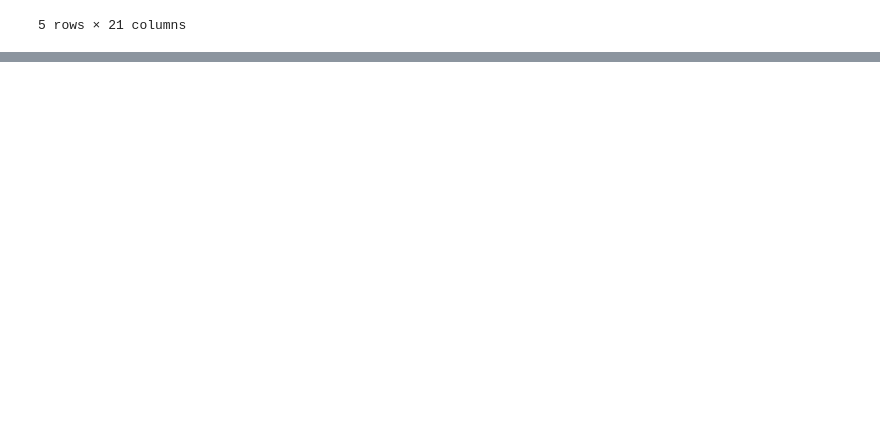
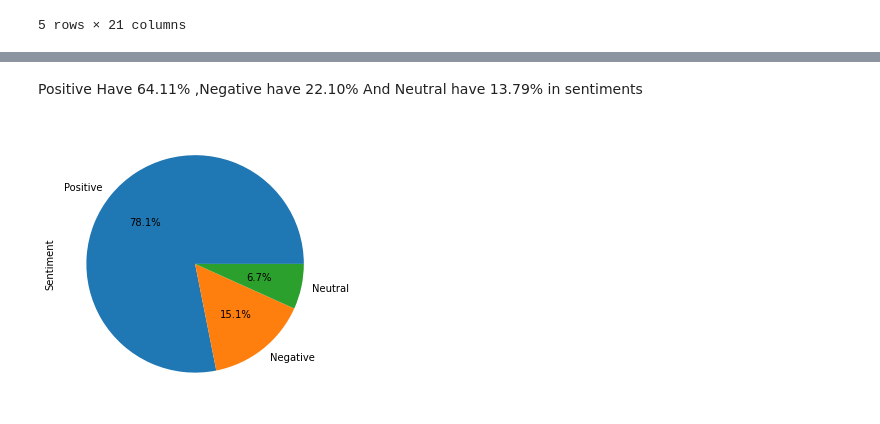
Before and after one commit to rahultj333/RJ--Capstone-Project--Play-Store-App-Analysis-, a Jupyter notebook: RAHUL_J_Play_Store_App_Review_Analysis_Capstone_Project.ipynb, the cells around one changed output, grey strips where cells are left out. Saved outputs shown, nothing was run; the diff lists cells and outputs as text; code cells hidden in the pictures; blank space fills up the shorter version.

```diff
--- a/RAHUL_J_Play_Store_App_Review_Analysis_Capstone_Project.ipynb
+++ b/RAHUL_J_Play_Store_App_Review_Analysis_Capstone_Project.ipynb
@@ -474,3 +474,14 @@ merge_df.head()   # Checking the first few rows of the dataframe
 | 3 | Coloring book moana | ART_AND_DESIGN | 3.9 | 967 | 14.0 | 500000.0 | Free | 0.0 | Everyone | Art & Design;Pretend Play | ... |
 | 4 | Coloring book moana | ART_AND_DESIGN | 3.9 | 967 | 14.0 | 500000.0 | Free | 0.0 | Everyone | Art & Design;Pretend Play | ... |
 5 rows × 21 columns
+# %%
+# Let us create two disjoint dataset of the type 'Free' and 'Paid'
+type_free_df=merge_df[merge_df['Type']=='Free']
+type_paid_df=merge_df[merge_df['Type']=='Paid']
+
+# We will create a variable which contain unique 'Sentiment' and their count for the type 'Free'
+Each_Sentiment_type_free=type_free_df['Sentiment'].value_counts()
+
+# Creating the plot object
+Each_Sentiment_type_free.plot(kind='pie',autopct='%1.1f%%', subplots=True, figsize=(5, 5))
+plt.show()
@@ -476,0 +490,11 @@ merge_df.head()   # Checking the first few rows of the dataframe
+# %% [markdown]
+Positive Have 64.11% ,Negative have 22.10% And Neutral have 13.79% in sentiments
+# %%
+# We will create a variable which contain unique 'Sentiment' and their count for the type 'Paid'
+Each_Sentiment_type_paid=type_paid_df['Sentiment'].value_counts()
+
+# Creating the plot object
+Each_Sentiment_type_paid.plot(kind='pie',autopct='%1.1f%%', subplots=True, figsize=(5, 5))
+plt.show()
+# %% [output]
+[figure, added]
```
Also changed, not shown: parts of 53 cells of this notebook.
